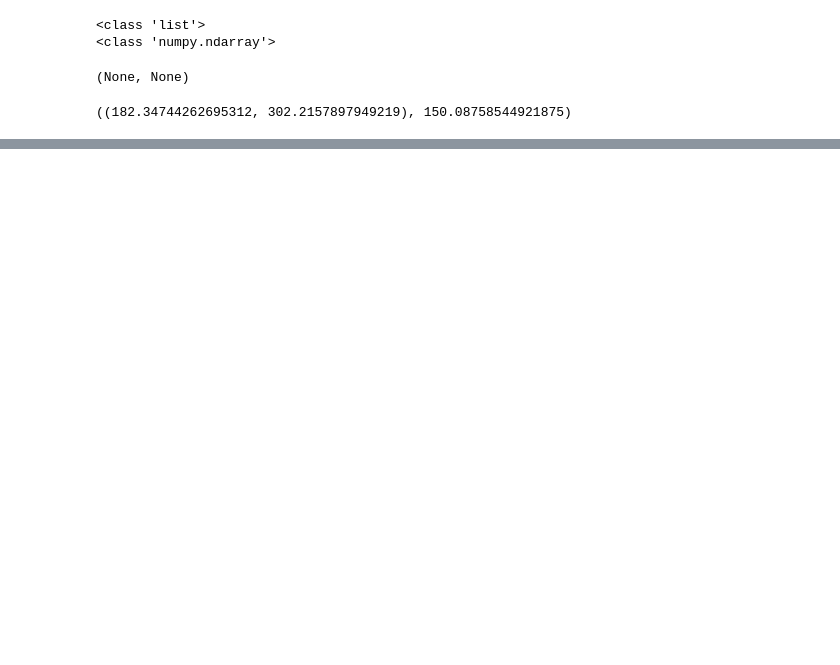
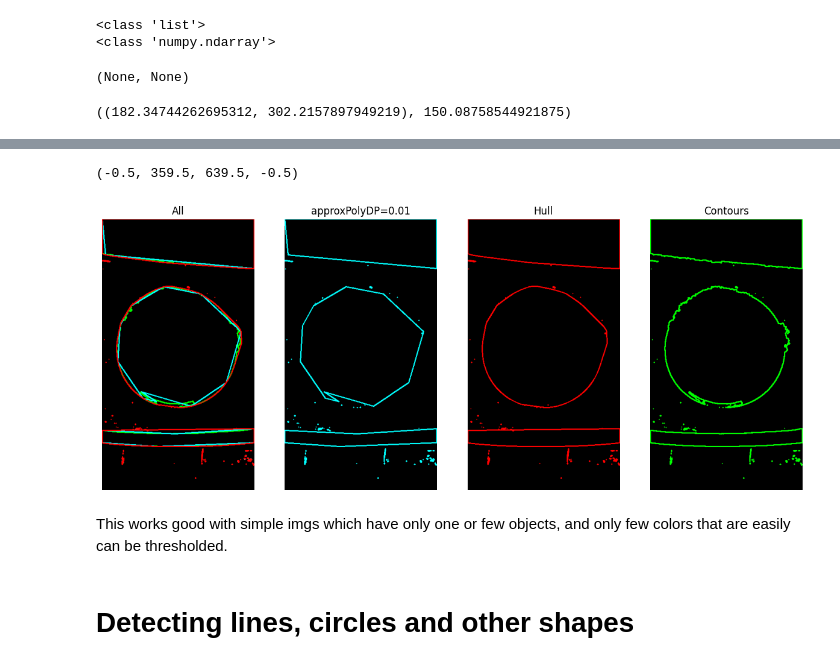
Before and after one commit to davidyaaw/open-cv2-cookbook, a Jupyter notebook: Jupeter notebooks/contour_detection_cv2.ipynb, the cells around one changed output, grey strips where cells are left out. Saved outputs shown, nothing was run; the diff lists cells and outputs as text; code cells hidden in the pictures; blank space fills up the shorter version.

Commit message:
add Convex contours,approxpolyDp,Hull,detecting shapes

```diff
--- a/Jupeter notebooks/contour_detection_cv2.ipynb
+++ b/Jupeter notebooks/contour_detection_cv2.ipynb
@@ -480,0 +500,67 @@ cv2.minEnclosingCircle(contours[59]) #x,y and radius
+# %%
+path = r"C:\Users\johnw\Pictures\photo_2022-11-20_12-41-12.jpg"
+
+ima = cv2.pyrDown(cv2.imread(path))
+
+
+
+ret, thresh = cv2.threshold(cv2.cvtColor(ima,cv2.COLOR_BGR2GRAY),
+                            127,255,cv2.THRESH_BINARY)
+
+contours, hier = cv2.findContours(thresh, cv2.RETR_EXTERNAL,
+                                  cv2.CHAIN_APPROX_SIMPLE)
+
+black = np.zeros_like(ima)
+
+black_copy1 = black.copy()
+black_copy2 = black.copy()
+black_copy3 = black.copy()
+
+for cnt in contours:
+    #cv2.arcLength() is used to calculate the perimeter of the contour. True means the contour to be closed.
+    epsilon = 0.01 * cv2.arcLength(cnt,True)
+    approx = cv2.approxPolyDP(cnt,epsilon,True)
+    hull = cv2.convexHull(cnt)
+
+    cv2.drawContours(black,[cnt],-1,(0, 255, 0),2) #Green
+    cv2.drawContours(black,[approx],-1,(255, 255, 0),2) #Marine
+    cv2.drawContours(black,[hull],-1,(0, 0, 255),2) #Red
+
+    cv2.drawContours(black_copy1,[approx],-1,(255, 255, 0),2) #Marine
+    cv2.drawContours(black_copy2,[hull],-1,(0, 0, 255),2) #Red
+    cv2.drawContours(black_copy3,[cnt],-1,(0, 255, 0),2) #Green
+
+
+black = cv2.cvtColor(black, cv2.COLOR_BGR2RGB)
+black_copy1 = cv2.cvtColor(black_copy1, cv2.COLOR_BGR2RGB)
+black_copy2 = cv2.cvtColor(black_copy2, cv2.COLOR_BGR2RGB)
+black_copy3 = cv2.cvtColor(black_copy3, cv2.COLOR_BGR2RGB)
+
+plt.subplots(3,2,figsize=(15,8))
+
+plt.subplot(1, 4, 1)
+plt.imshow(black)
+plt.title('All')
+plt.axis('off')
+
+plt.subplot(1, 4, 2)
+plt.imshow(black_copy1)
+plt.title('approxPolyDP=0.01')
+plt.axis('off')
+
+plt.subplot(1, 4, 3)
+plt.imshow(black_copy2)
+plt.title('Hull')
+plt.axis('off')
+
+plt.subplot(1, 4, 4)
+plt.imshow(black_copy3)
+plt.title('Contours')
+plt.axis('off')
+# %% [output]
+(-0.5, 359.5, 639.5, -0.5)
+[figure, added]
+# %% [markdown]
+This works good with simple imgs which have only one or few objects, and only few colors that are easily can be thresholded.
+# %% [markdown]
+# Detecting lines, circles and other shapes
```
Also changed, not shown: parts of 15 cells of this notebook.
